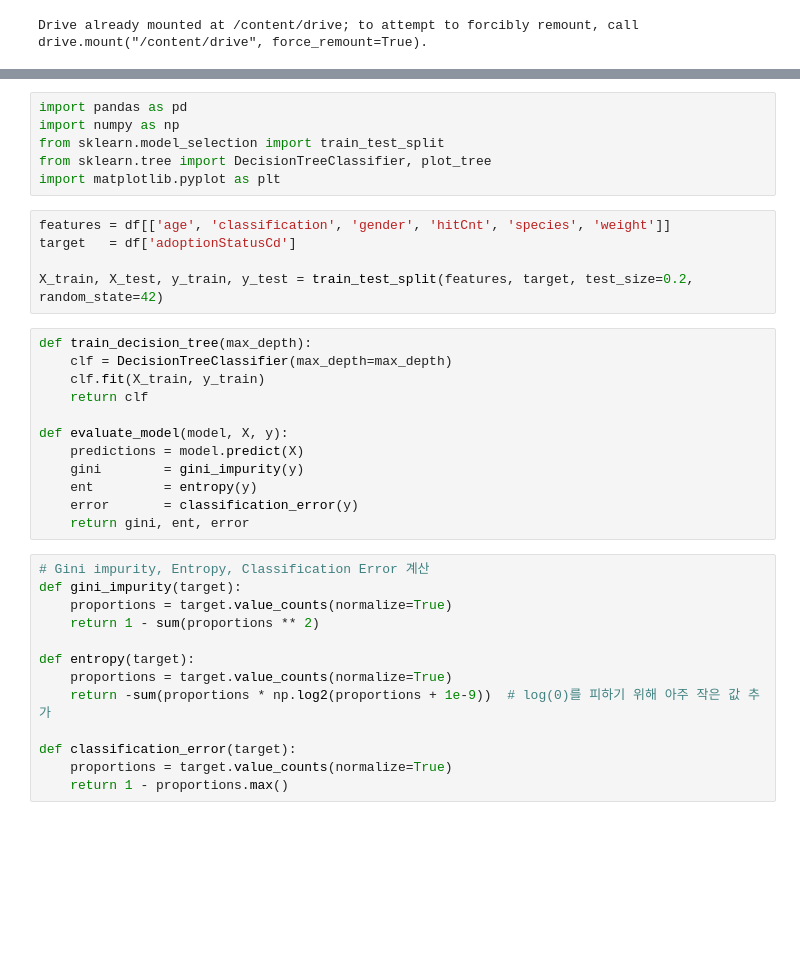
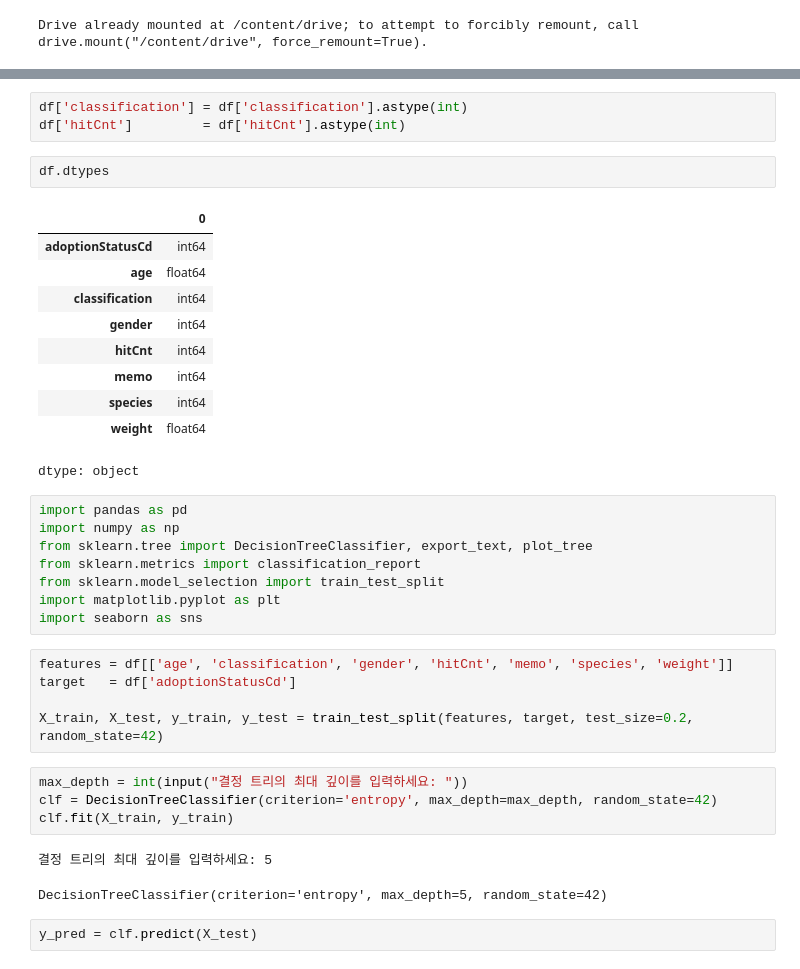
Before and after one commit to Bee-Geum/datamining, a Jupyter notebook: decision_tree.ipynb, the cells around one changed output, grey strips where cells are left out. Saved outputs shown, nothing was run; the diff lists cells and outputs as text; blank space fills up the shorter version.

```diff
--- a/decision_tree.ipynb
+++ b/decision_tree.ipynb
@@ -21,36 +43,38 @@ df.head()
+# %%
+df['classification'] = df['classification'].astype(int)
+df['hitCnt']         = df['hitCnt'].astype(int)
+# %%
+df.dtypes
+# %% [output]
+|  | 0 |
+| adoptionStatusCd | int64 |
+| age | float64 |
+| classification | int64 |
+| gender | int64 |
+| hitCnt | int64 |
+| memo | int64 |
+| species | int64 |
+| weight | float64 |
+dtype: object
 # %%
 import pandas as pd
 import numpy as np
+from sklearn.tree import DecisionTreeClassifier, export_text, plot_tree
+from sklearn.metrics import classification_report
 from sklearn.model_selection import train_test_split
-from sklearn.tree import DecisionTreeClassifier, plot_tree
 import matplotlib.pyplot as plt
+import seaborn as sns
 # %%
-features = df[['age', 'classification', 'gender', 'hitCnt', 'species', 'weight']]
+features = df[['age', 'classification', 'gender', 'hitCnt', 'memo', 'species', 'weight']]
 target   = df['adoptionStatusCd']
 
 X_train, X_test, y_train, y_test = train_test_split(features, target, test_size=0.2, random_state=42)
-# %%
-def train_decision_tree(max_depth):
-    clf = DecisionTreeClassifier(max_depth=max_depth)
-    clf.fit(X_train, y_train)
-    return clf
-
-def evaluate_model(model, X, y):
-    predictions = model.predict(X)
-    gini        = gini_impurity(y)
-    ent         = entropy(y)
-    error       = classification_error(y)
-    return gini, ent, error
-# %%
-# Gini impurity, Entropy, Classification Error 계산
-def gini_impurity(target):
-    proportions = target.value_counts(normalize=True)
-    return 1 - sum(proportions ** 2)
-
-def entropy(target):
-    proportions = target.value_counts(normalize=True)
-    return -sum(proportions * np.log2(proportions + 1e-9))  # log(0)를 피하기 위해 아주 작은 값 추가
-
-def classification_error(target):
-    proportions = target.value_counts(normalize=True)
-    return 1 - proportions.max()
+# %%
+max_depth = int(input("결정 트리의 최대 깊이를 입력하세요: "))
+clf = DecisionTreeClassifier(criterion='entropy', max_depth=max_depth, random_state=42)
+clf.fit(X_train, y_train)
+# %% [output]
+결정 트리의 최대 깊이를 입력하세요: 5
+DecisionTreeClassifier(criterion='entropy', max_depth=5, random_state=42)
+# %%
+y_pred = clf.predict(X_test)
```
Also changed, not shown: parts of 8 cells of this notebook.
